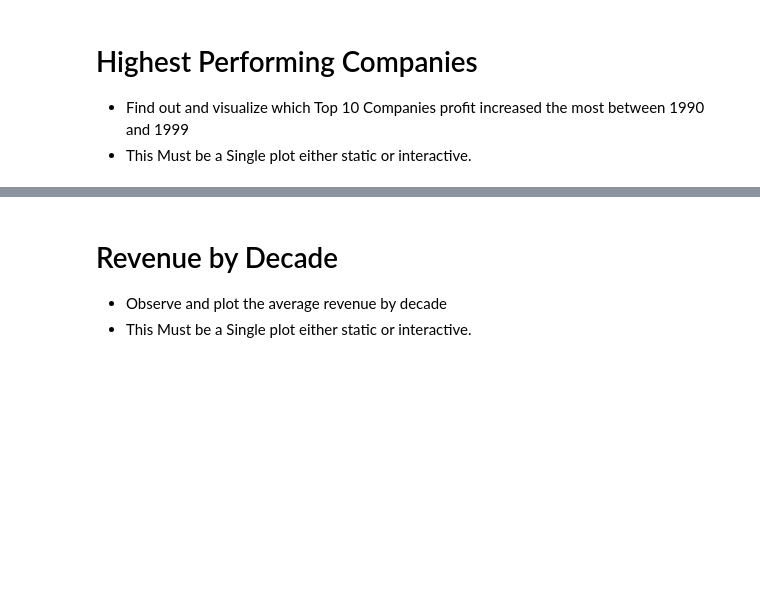
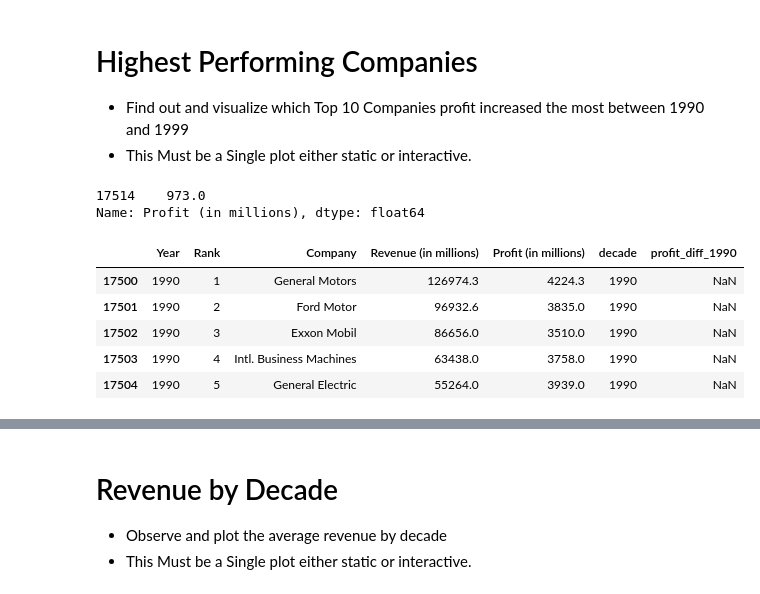
Before and after one commit to sean-halpin/data_vis, a Jupyter notebook: data_vis.ipynb, the cells around one changed output, grey strips where cells are left out. Saved outputs shown, nothing was run; the diff lists cells and outputs as text; code cells hidden in the pictures; blank space fills up the shorter version.

```diff
--- a/data_vis.ipynb
+++ b/data_vis.ipynb
@@ -254,3 +254,17 @@ _ = sns.jointplot(x = "Revenue (in millions)", y = "Company", data = rev_top20,
  - Find out and visualize which Top 10 Companies profit increased the most
 between 1990 and 1999
  - This Must be a Single plot either static or interactive.
+# %%
+df.loc[(df['Year'] == 1990) & (df['Company'] == "Boeing")]['Profit (in millions)']
+# %% [output]
+17514    973.0
+Name: Profit (in millions), dtype: float64
+# %%
+df.loc[df['Year'] == 1990].head()
+# %% [output]
+|  | Year | Rank | Company | Revenue (in millions) | Profit (in millions) | decade | profit_diff_1990 |
+| 17500 | 1990 | 1 | General Motors | 126974.3 | 4224.3 | 1990 | NaN |
+| 17501 | 1990 | 2 | Ford Motor | 96932.6 | 3835.0 | 1990 | NaN |
+| 17502 | 1990 | 3 | Exxon Mobil | 86656.0 | 3510.0 | 1990 | NaN |
+| 17503 | 1990 | 4 | Intl. Business Machines | 63438.0 | 3758.0 | 1990 | NaN |
+| 17504 | 1990 | 5 | General Electric | 55264.0 | 3939.0 | 1990 | NaN |
```
Also changed, not shown: parts of 3 cells of this notebook.
